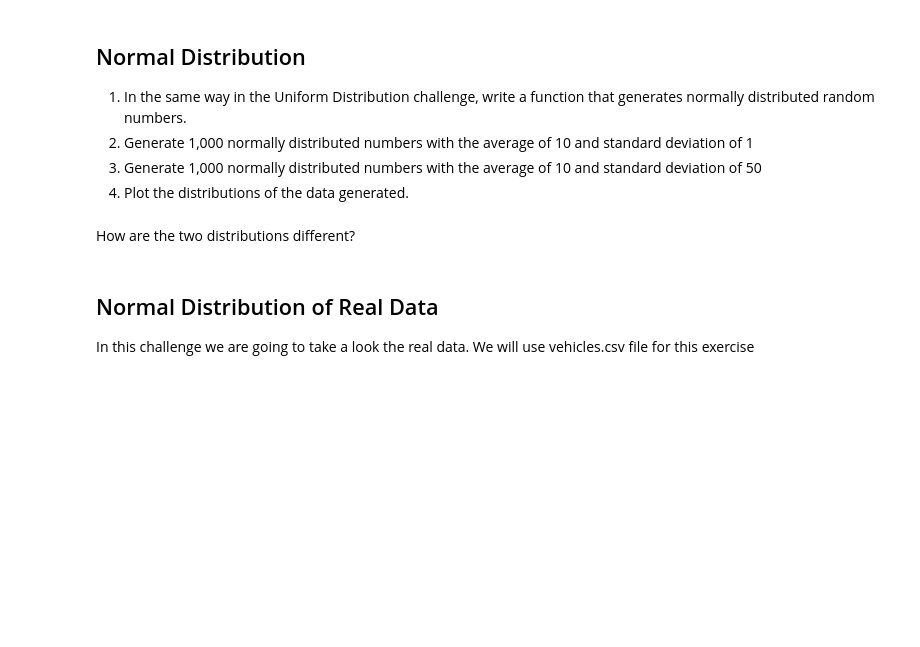
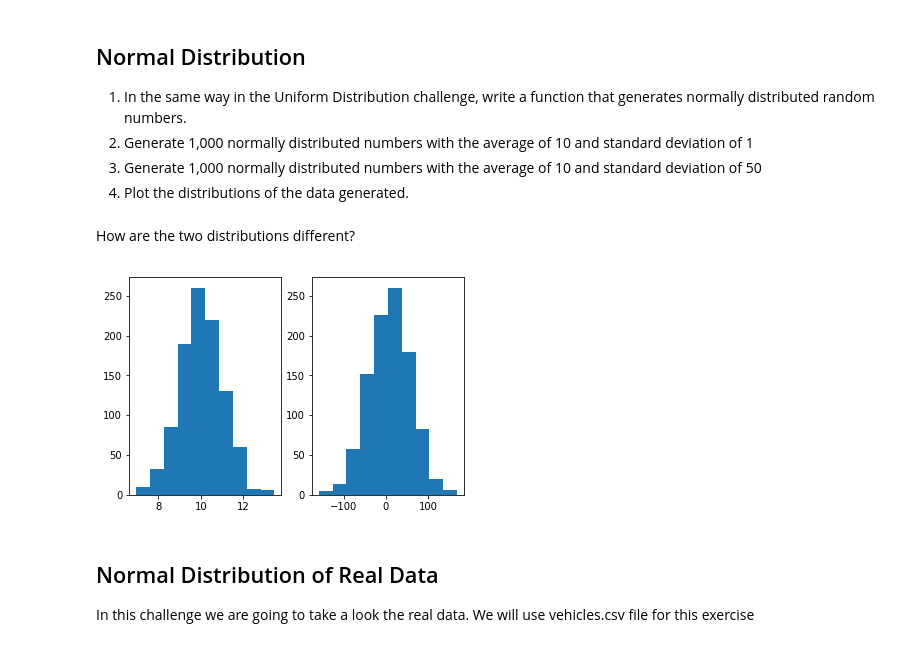
Before and after one commit to ta-datapt-bcn/lab-cont-probability-distribution, a Jupyter notebook: your_code/main.ipynb, the cells around one changed output. Drawn from its saved outputs; the diff is of its cells as text; code cells hidden in the pictures; blank space fills up the shorter version.

```diff
--- a/your_code/main.ipynb
+++ b/your_code/main.ipynb
@@ -54,8 +75,26 @@ How are the two distributions different?
 1. Generate 1,000 normally distributed numbers with the average of 10 and standard deviation of 1
 1. Generate 1,000 normally distributed numbers with the average of 10 and standard deviation of 50
 2. Plot the distributions of the data generated.
+# %%
+def norm(mean, std, count):
+
+    randoms  = np.random.normal(mean, std, count)
+    return randoms
 # %% [markdown]
 How are the two distributions different?
+# %%
+res3 = norm(10, 1, 1000)
+# %%
+res4 = norm(10, 50, 1000)
+# %%
+fig, (ax1,ax2) = plt.subplots(1,2)
+
+ax1.hist(res3)
+ax2.hist(res4)
+
+plt.show()
+# %% [output]
+[figure, added]
 # %%
 # different distrubiton around the mean (x-axis)
 # %% [markdown]
```
Also changed, not shown: parts of 17 cells of this notebook.
